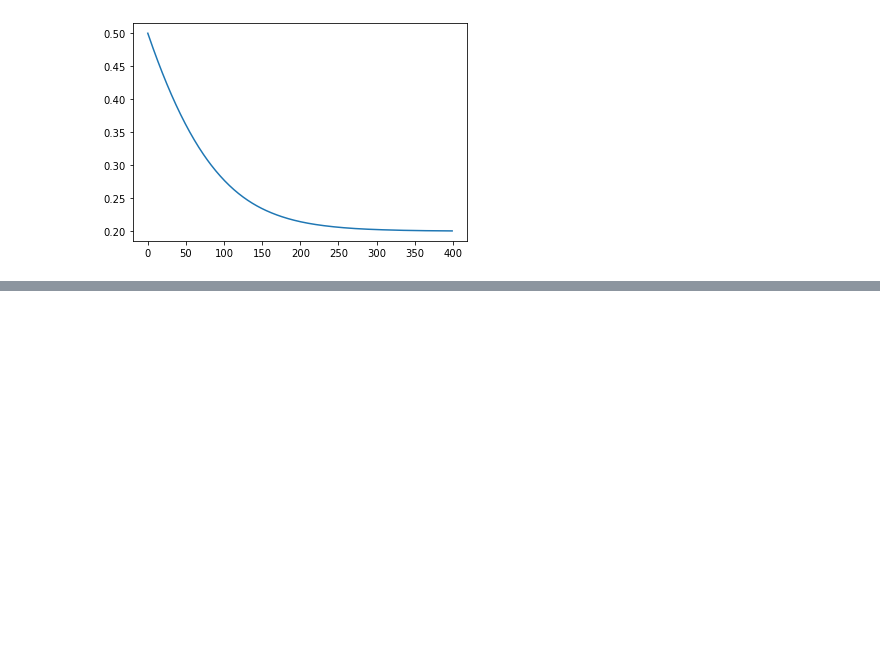
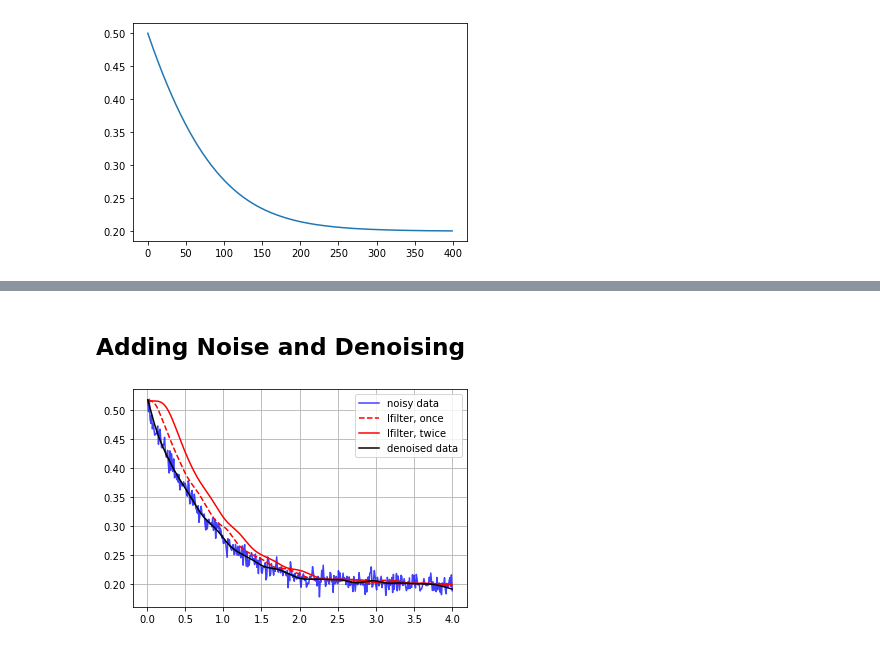
Before and after one commit to mircobial-evolution-dynamic/governing-equations, a Jupyter notebook: final_v1/Ex2_Michaelis_Menten.ipynb, the cells around one changed output, grey strips where cells are left out. Saved outputs shown, nothing was run; the diff lists cells and outputs as text; code cells hidden in the pictures; blank space fills up the shorter version.

```diff
--- a/final_v1/Ex2_Michaelis_Menten.ipynb
+++ b/final_v1/Ex2_Michaelis_Menten.ipynb
@@ -66 +57,31 @@ plt.show()
 [figure]
+# %% [markdown]
+## Adding Noise and Denoising
+# %%
+#add noise to 'x'
+eps = 1e-2  #float; magnitude of noise
+SIZE = np.size(sol.y[0])
+sol_noise=sol.y[0]+eps*np.random.normal(0,1,(SIZE))#np.size=400; shape=(1,400); type=numpy.ndarray
+# #calculate the corresponding derivative
+# sol_noise_dx = MMKinetics(sol.t, sol_noise)
+# %%
+#denoise
+# create an order 3 lowpass butterworth filter
+b, a = signal.butter(3, 0.05)
+#first time
+zi = signal.lfilter_zi(b, a)
+z,_=signal.lfilter(b, a, sol_noise, zi=zi*sol_noise[0])
+#second time
+z2, _ = signal.lfilter(b, a, z, zi=zi*z[0])
+#third time
+y = signal.filtfilt(b, a, sol_noise)
+# %%
+#plot noisy and denoised data
+plt.figure
+plt.plot( sol.t, sol_noise, 'b', alpha=0.75)
+plt.plot( sol.t, z, 'r--', sol.t, z2, 'r', sol.t, y, 'k')
+plt.legend(('noisy data', 'lfilter, once', 'lfilter, twice', 'denoised data'), loc='best')
+plt.grid(True)
+plt.show()
+# %% [output]
+[figure, added]
```
Also changed, not shown: parts of 12 cells of this notebook.
